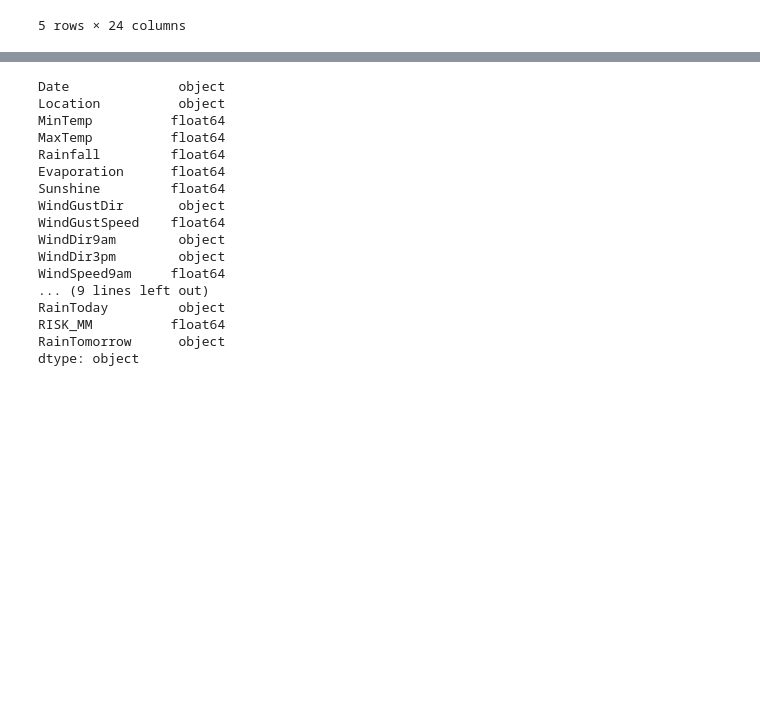
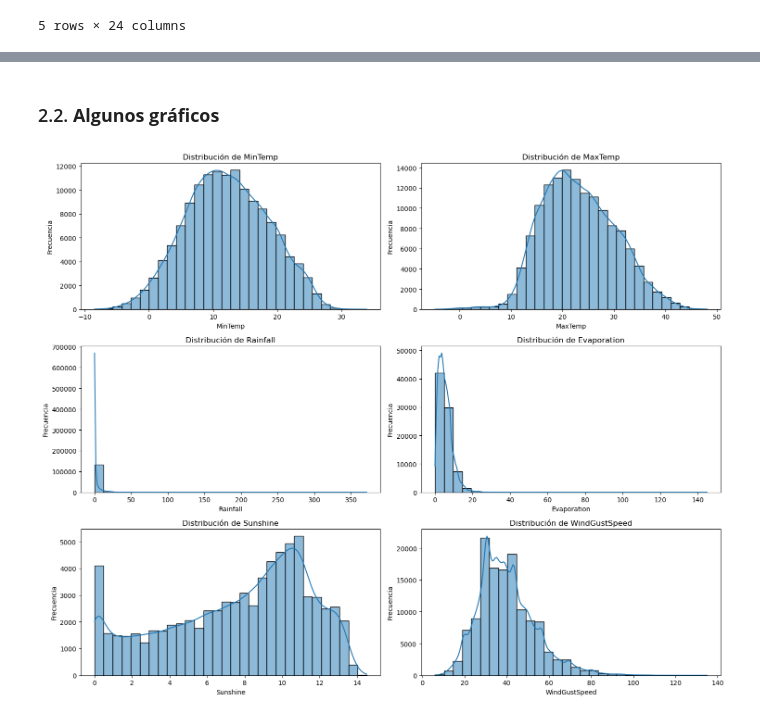
Before and after one commit to CristobalCabezas/datamining_duoc2024, a Jupyter notebook: ET/BIY7121_004V_ET_CristobalCabezas.ipynb, the cells around one changed output, grey strips where cells are left out. Cells and saved outputs as stored; diff of their text form; code cells hidden in the pictures; blank space fills up the shorter version.

```diff
--- a/ET/BIY7121_004V_ET_CristobalCabezas.ipynb
+++ b/ET/BIY7121_004V_ET_CristobalCabezas.ipynb
@@ -65,24 +88,24 @@ temperature_df.describe()
 | 50% | 12.000000 | 22.600000 | 0.000000 | 4.800000 | 8.500000 | 39.000000 | 13.000000 | 19.000000 | ... |
 | 75% | 16.800000 | 28.200000 | 0.800000 | 7.400000 | 10.600000 | 48.000000 | 19.000000 | 24.000000 | ... |
 | max | 33.900000 | 48.100000 | 371.000000 | 145.000000 | 14.500000 | 135.000000 | 130.000000 | 87.000000 | ... |
-# %%
-# Una vista a los tipos de datos de cada una de las columnas
-temperature_df.dtypes
-# %% [output]
-Date              object
-Location          object
-MinTemp          float64
-MaxTemp          float64
-Rainfall         float64
-Evaporation      float64
-Sunshine         float64
-WindGustDir       object
-WindGustSpeed    float64
-WindDir9am        object
-WindDir3pm        object
-WindSpeed9am     float64
-... (9 lines left out)
-RainToday         object
-RISK_MM          float64
-RainTomorrow      object
-dtype: object
+# %% [markdown]
+### 2.2. **Algunos gráficos**
+# %%
+# Seleccionando solo columnas numéricas para los gráficos de distribución
+num_cols = temperature_df.select_dtypes(include=['float64']).columns
+
+# Configurando el tamaño de la figura para los gráficos
+plt.figure(figsize=(15, 12))
+
+# Generando gráficos de distribución (histogramas) para las primeras 6 características numéricas
+for i, col in enumerate(num_cols[:6]):
+    plt.subplot(3, 2, i+1)
+    sns.histplot(temperature_df[col], kde=True, bins=30)
+    plt.title(f'Distribución de {col}')
+    plt.xlabel(col)
+    plt.ylabel('Frecuencia')
+
+plt.tight_layout()
+plt.show()
+# %% [output]
+[figure, added]
```
Also changed, not shown: parts of 26 cells of this notebook.
